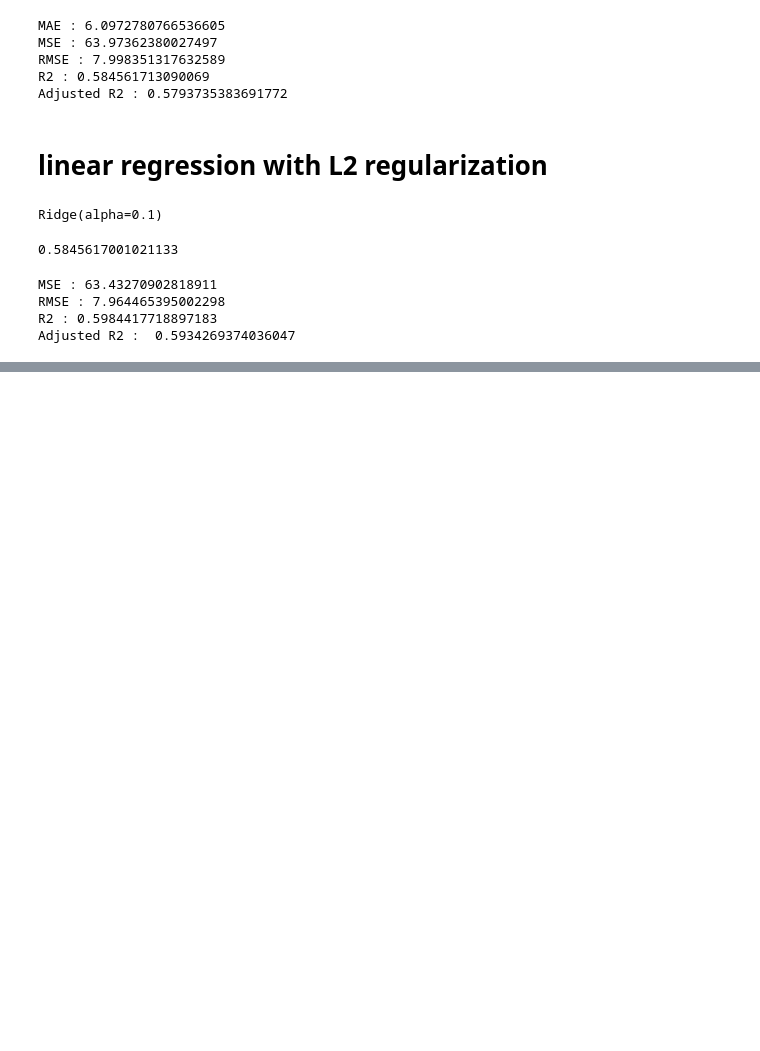
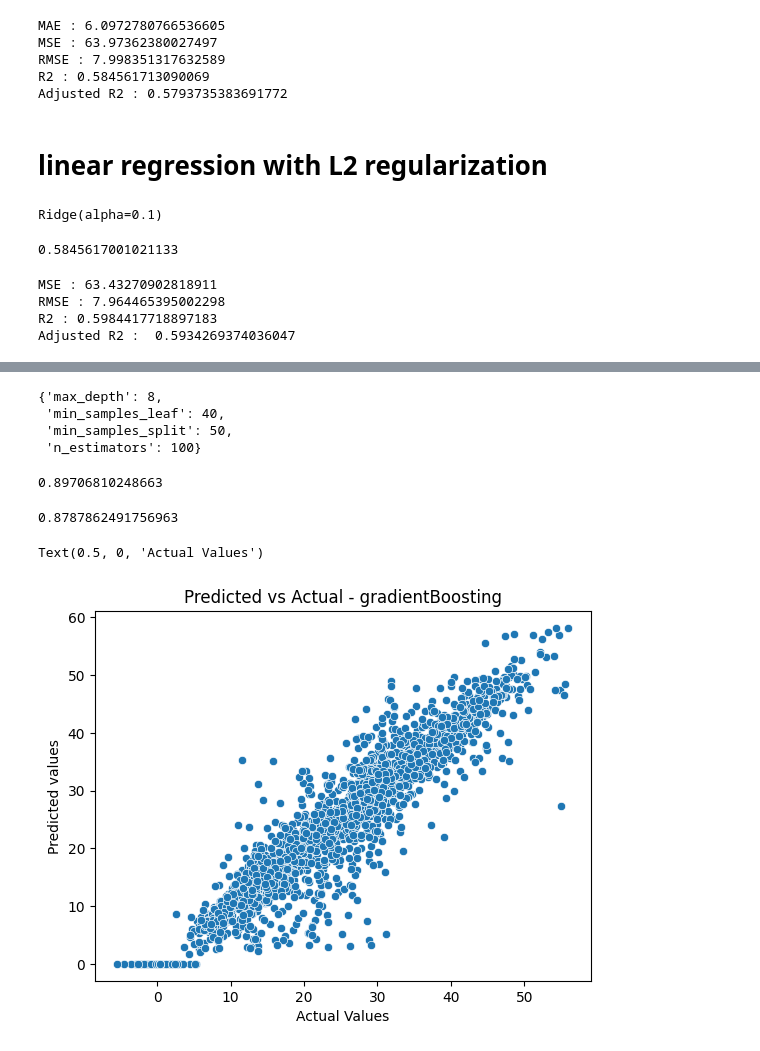
Before and after one commit to kanakpriyatiwari/Bike-Sharing-Demand-Prediction, a Jupyter notebook: Bike_Sharing_Demand_Prediction.ipynb, the cells around one changed output, grey strips where cells are left out. Saved outputs shown, nothing was run; the diff lists cells and outputs as text; code cells hidden in the pictures; blank space fills up the shorter version.

```diff
--- a/Bike_Sharing_Demand_Prediction.ipynb
+++ b/Bike_Sharing_Demand_Prediction.ipynb
@@ -751,0 +946,18 @@ Adjusted R2 :  0.5934269374036047
+# %%
+# Number of trees
+n_estimators = [50,80,100]
+
+# Maximum depth of trees
+max_depth = [4,6,8]
+
+# Minimum number of samples required to split a node
+min_samples_split = [50,100,150]
+
+# Minimum number of samples required at each leaf node
+min_samples_leaf = [40,50]
+
+# HYperparameter Grid
+param_dict = {'n_estimators' : n_estimators,
+              'max_depth' : max_depth,
+              'min_samples_split' : min_samples_split,
+              'min_samples_leaf' : min_samples_leaf}
@@ -751,0 +971,12 @@ Adjusted R2 :  0.5934269374036047
+# %%
+## Importing Gradient Boosting Regressor
+from sklearn.model_selection import GridSearchCV
+## Create an instance of the GradientBoostingRegressor
+gb_model = GradientBoostingRegressor()
+
+# Grid search
+gb_grid = GridSearchCV(estimator=gb_model,
+                       param_grid = param_dict,
+                       cv = 5, verbose=2)
+
+fgb_model= gb_grid.fit(X_train,y_train)
@@ -751,0 +1001,32 @@ Adjusted R2 :  0.5934269374036047
+# %%
+gb_optimal_model = gb_grid.best_estimator_
+# %%
+gb_grid.best_params_
+# %% [output]
+{'max_depth': 8,
+ 'min_samples_leaf': 40,
+ 'min_samples_split': 50,
+ 'n_estimators': 100}
+# %%
+# Making predictions on train and test data
+
+y_pred_train_g_g = gb_optimal_model.predict(X_train)
+y_pred_g_g= gb_optimal_model.predict(X_test)
+# %%
+r2_score(y_train, y_pred_train_g_g)
+# %% [output]
+0.89706810248663
+# %%
+gradient=r2_score(y_test, y_pred_g_g)
+gradient
+# %% [output]
+0.8787862491756963
+# %%
+#visualizing the predictions
+sns.scatterplot(x=y_pred_g_g,y=y_test)
+plt.title('Predicted vs Actual - gradientBoosting')
+plt.ylabel('Predicted values')
+plt.xlabel('Actual Values')
+# %% [output]
+Text(0.5, 0, 'Actual Values')
+[figure, added]
```
Also changed, not shown: parts of 36 cells of this notebook.
